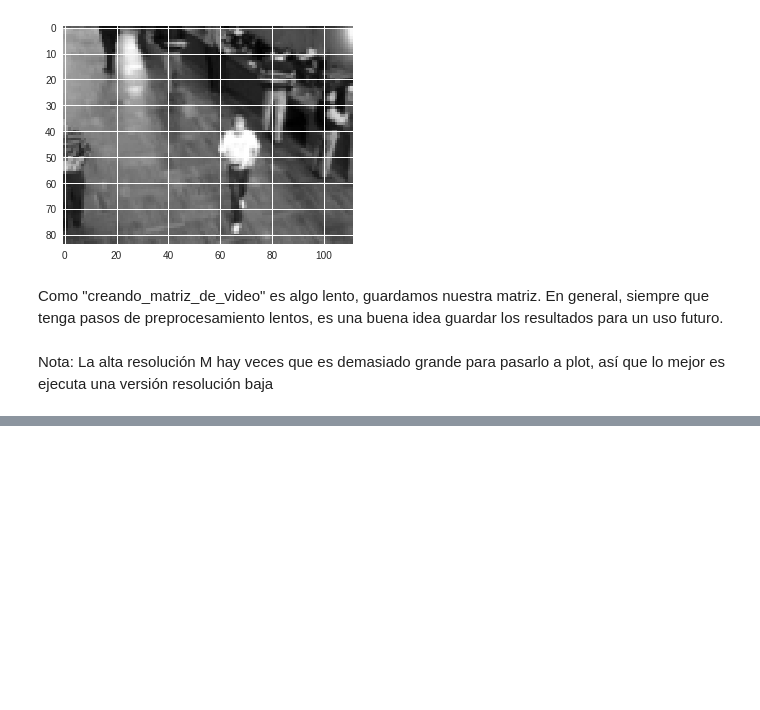
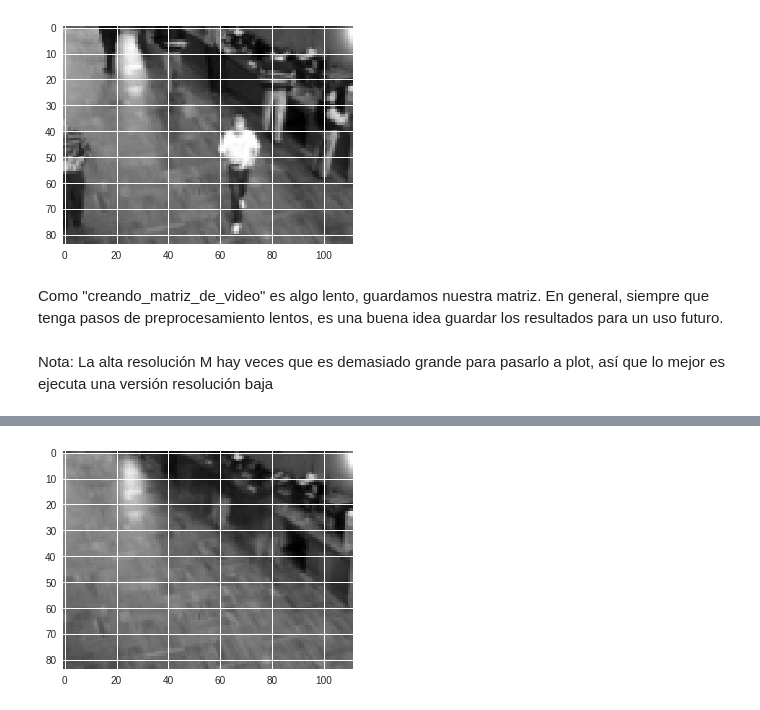
Before and after one commit to victwise/DeepLearning, a Jupyter notebook: Capítulo3.ipynb, the cells around one changed output, grey strips where cells are left out. Drawn from its saved outputs; the diff is of its cells as text; code cells hidden in the pictures; blank space fills up the shorter version.

```diff
--- a/Capítulo3.ipynb
+++ b/Capítulo3.ipynb
@@ -121,0 +152,4 @@ plt.imshow(M,cmap='gray')
+# %%
+plt.imshow(np.reshape(low_rank[:,3], dims), cmap='gray');
+# %% [output]
+[figure, added]
```
Also changed, not shown: parts of 13 cells of this notebook.
